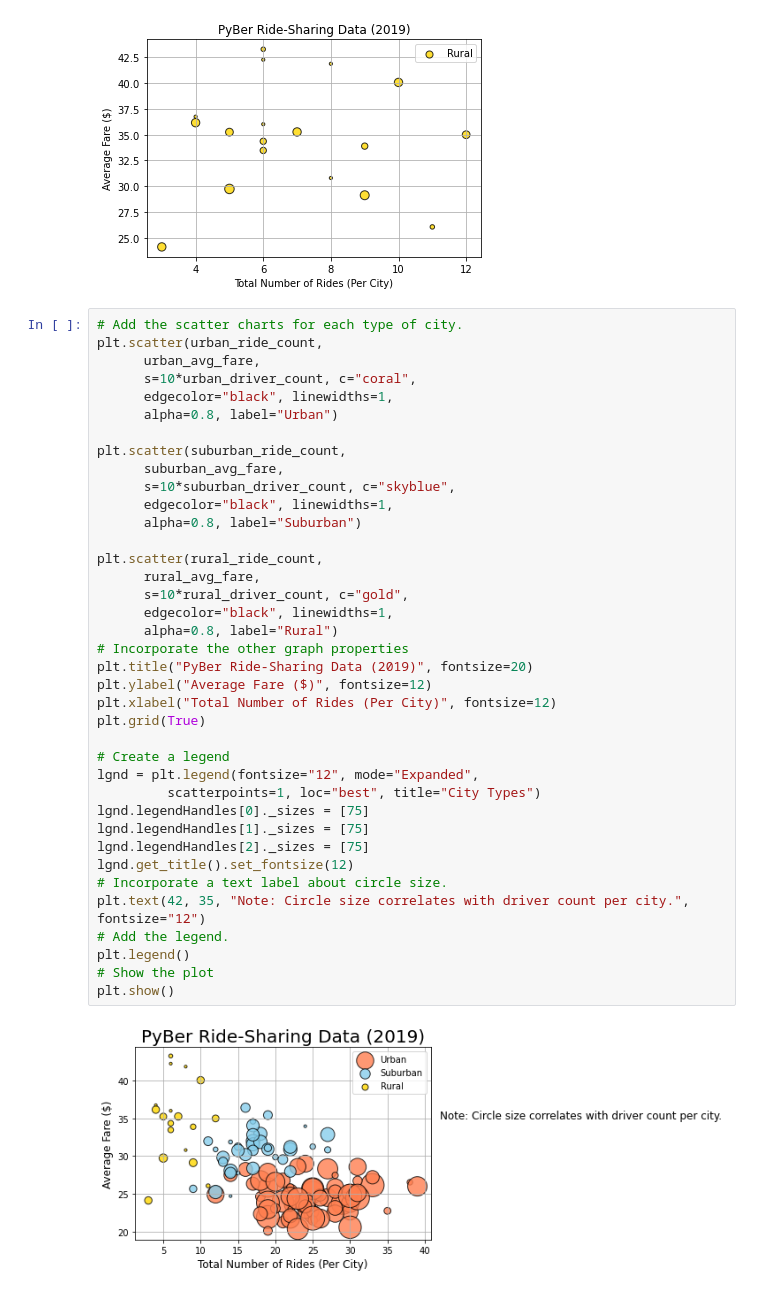
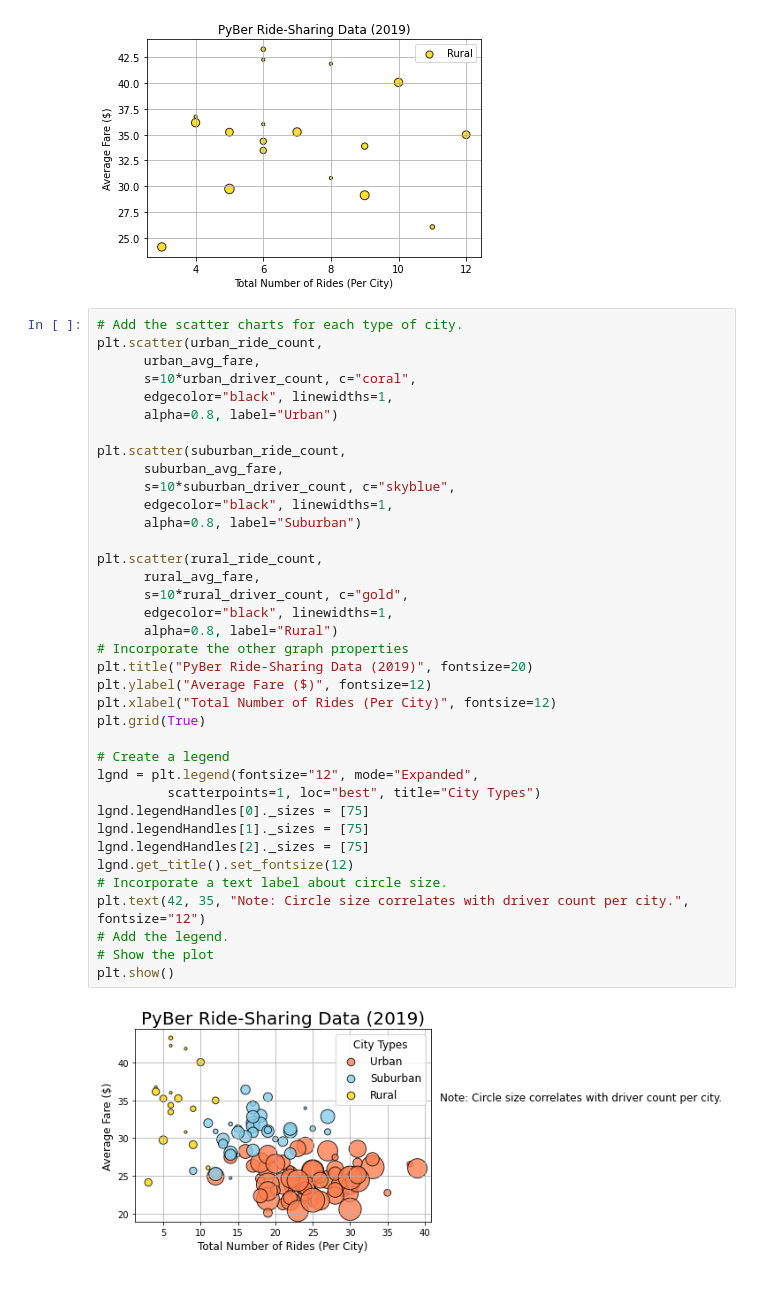
Before and after one commit to LeidyDoradoM/PyBer_Analysis, a Jupyter notebook: Pyber.ipynb, the cells around one changed output. Drawn from its saved outputs; the diff is of its cells as text.

```diff
--- a/Pyber.ipynb
+++ b/Pyber.ipynb
@@ -263,32 +263,31 @@ plt.scatter(urban_ride_count,
 plt.scatter(suburban_ride_count,
       suburban_avg_fare,
       s=10*suburban_driver_count, c="skyblue",
       edgecolor="black", linewidths=1,
       alpha=0.8, label="Suburban")
 
 plt.scatter(rural_ride_count,
       rural_avg_fare,
       s=10*rural_driver_count, c="gold",
       edgecolor="black", linewidths=1,
       alpha=0.8, label="Rural")
 # Incorporate the other graph properties
 plt.title("PyBer Ride-Sharing Data (2019)", fontsize=20)
 plt.ylabel("Average Fare ($)", fontsize=12)
 plt.xlabel("Total Number of Rides (Per City)", fontsize=12)
 plt.grid(True)
 
 # Create a legend
 lgnd = plt.legend(fontsize="12", mode="Expanded",
          scatterpoints=1, loc="best", title="City Types")
 lgnd.legendHandles[0]._sizes = [75]
 lgnd.legendHandles[1]._sizes = [75]
 lgnd.legendHandles[2]._sizes = [75]
 lgnd.get_title().set_fontsize(12)
 # Incorporate a text label about circle size.
 plt.text(42, 35, "Note: Circle size correlates with driver count per city.", fontsize="12")
 # Add the legend.
-plt.legend()
 # Show the plot
 plt.show()
 # %% [output]
-[figure, old version]
+[figure, new version]
```
Also changed, not shown: parts of 31 cells of this notebook.
